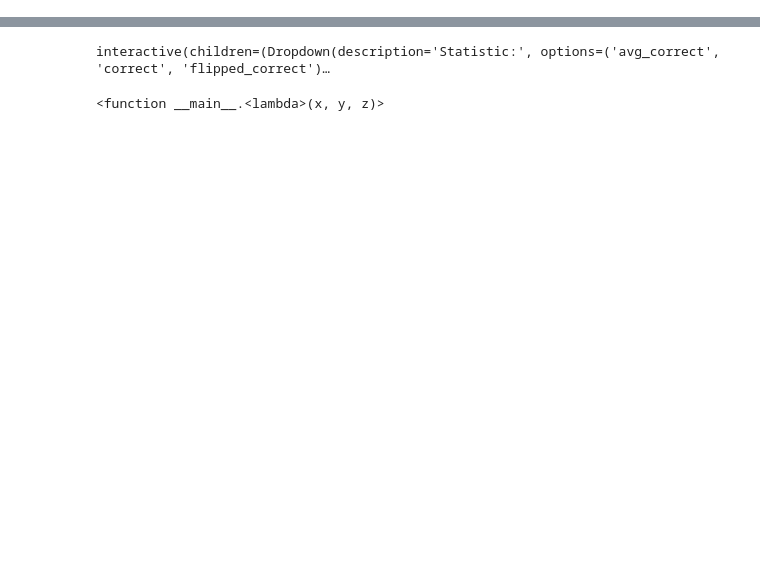
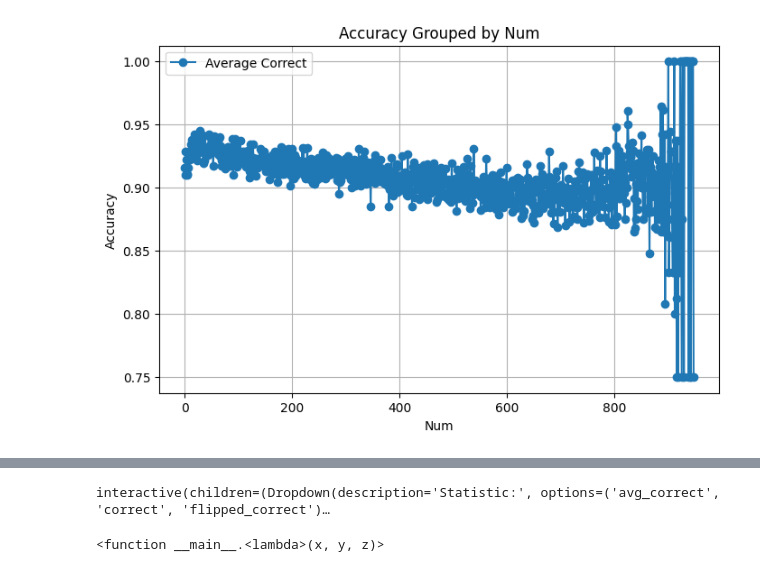
Before and after one commit to fabriceyhc/sandcastles, a Jupyter notebook: distinguisher/result_analyzer.ipynb, the cells around one changed output, grey strips where cells are left out. Drawn from its saved outputs; the diff is of its cells as text; code cells hidden in the pictures; blank space fills up the shorter version.

```diff
--- a/distinguisher/result_analyzer.ipynb
+++ b/distinguisher/result_analyzer.ipynb
@@ -33,0 +281,4 @@ Correct: 0.40869565217391307, Flipped Correct: 0.47391304347826085, Avg Correct:
+# %%
+plot_accuracy_grouped_by_num(word_df)
+# %% [output]
+[figure, added]
```
Also changed, not shown: parts of 12 cells of this notebook, 47 other files.
